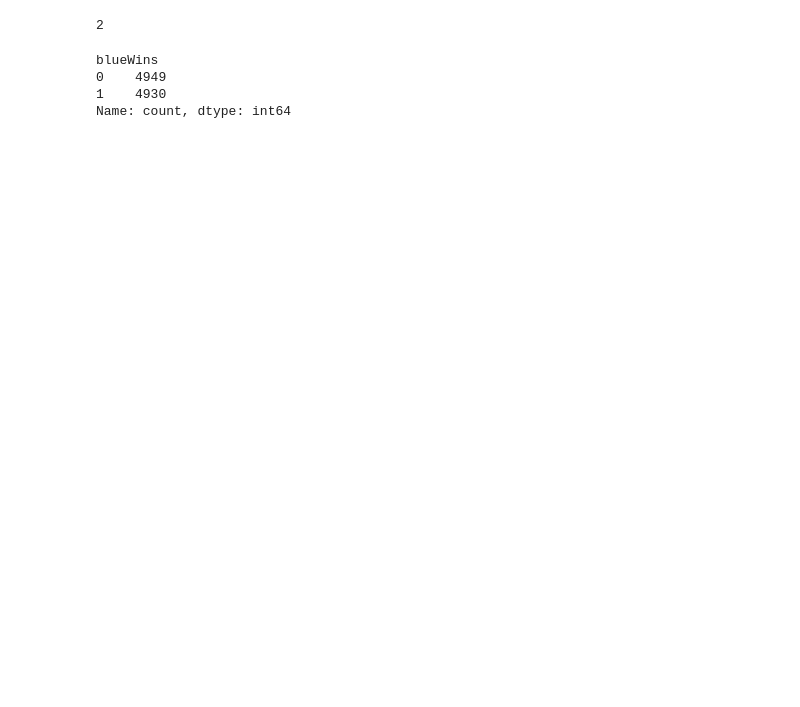
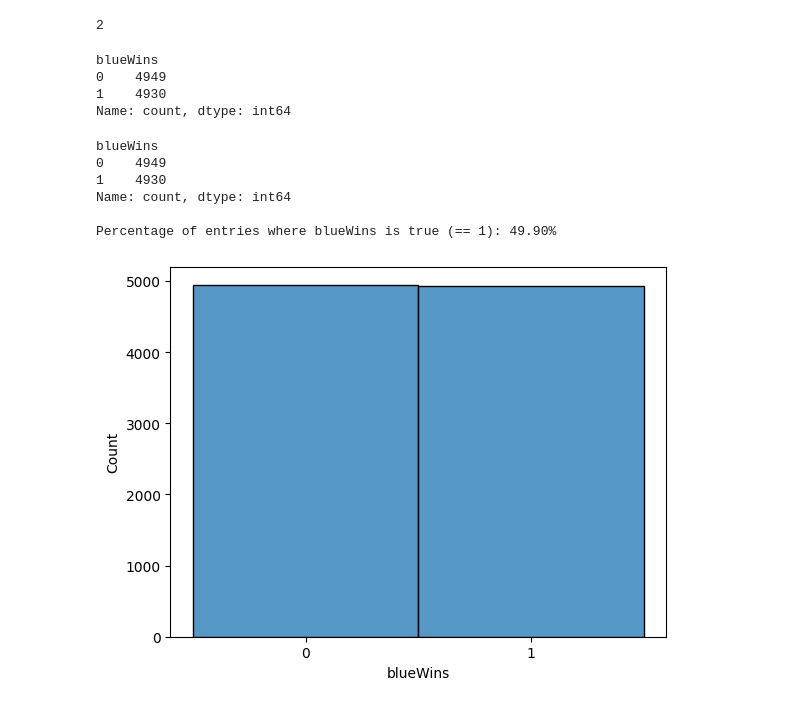
Before and after one commit to DiskoTecha/Lol10MinWinClassification, a Jupyter notebook: Lol10MinWinClassification.ipynb, the cells around one changed output. Saved outputs shown, nothing was run; the diff lists cells and outputs as text; code cells hidden in the pictures; blank space fills up the shorter version.

```diff
--- a/Lol10MinWinClassification.ipynb
+++ b/Lol10MinWinClassification.ipynb
@@ -113,3 +148,18 @@ blueWins
 0    4949
 1    4930
 Name: count, dtype: int64
+# %%
+# Plot the balance of classes
+plot = sns.histplot(y, discrete=True)
+plot.set_xticks(range(0, 2))
+
+print(y.value_counts())
+print(f"\nPercentage of entries where blueWins is true (== 1): {(y.value_counts()[1] / y.shape[0]) * 100:.2f}%\n\n")
+# %% [output]
+blueWins
+0    4949
+1    4930
+Name: count, dtype: int64
+
+Percentage of entries where blueWins is true (== 1): 49.90%
+[figure, added]
```
Also changed, not shown: parts of 54 cells of this notebook.
